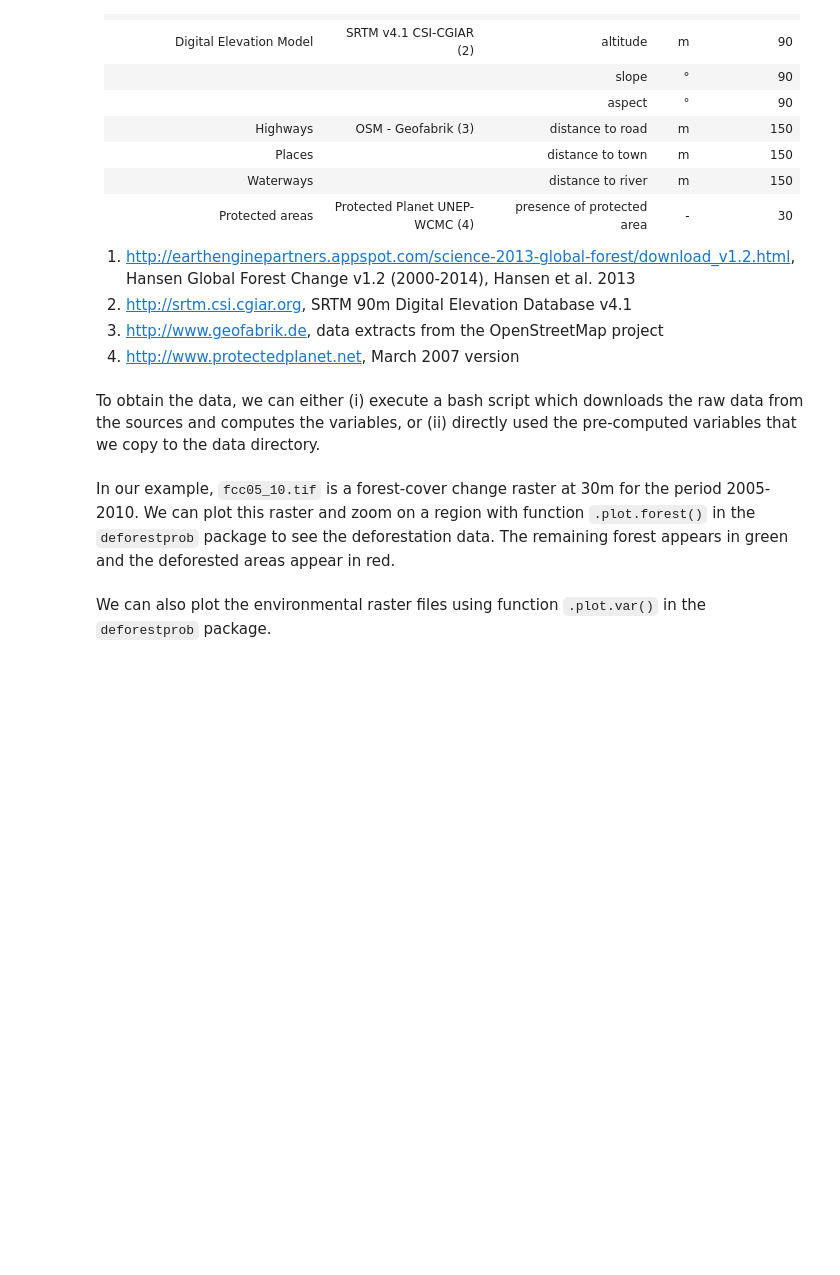
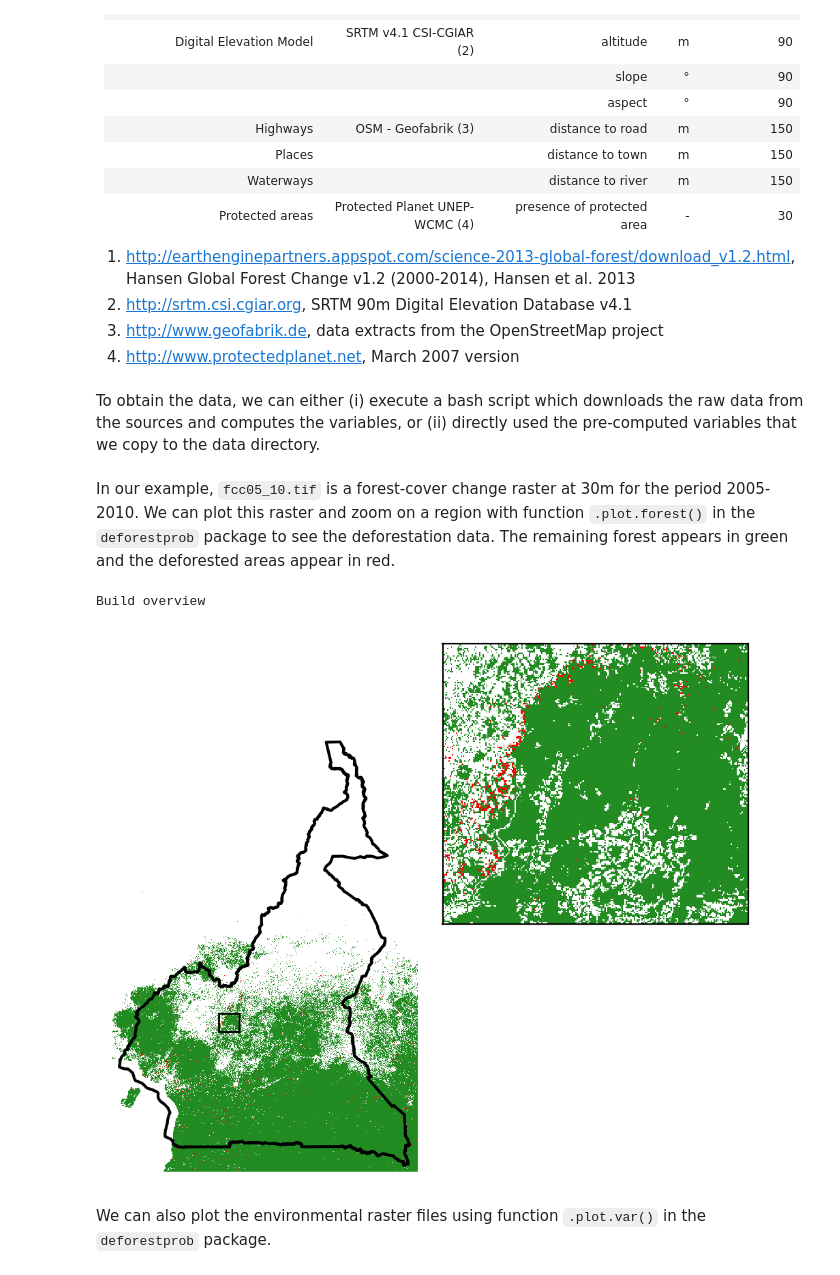
Before and after one commit to ghislainv/workshopReCaREDD, a Jupyter notebook: deforCameroon/notebook/notebook.ipynb, the cells around one changed output. Drawn from its saved outputs; the diff is of its cells as text; code cells hidden in the pictures; blank space fills up the shorter version.

```diff
--- a/deforCameroon/notebook/notebook.ipynb
+++ b/deforCameroon/notebook/notebook.ipynb
@@ -66,14 +87,17 @@ In our example, `fcc05_10.tif` is a forest-cover change raster at 30m for the pe
 # %%
 # ========================================================
 # Plot forest
 # ========================================================
-dfp.plot.forest(input_forest_raster="data/fcc05_10_region.tif",
+dfp.plot.forest(input_forest_raster="data/fcc05_10.tif",
                 output_file="output/forest.png",
                 borders="data/borders_UTM.shp",
                 col=(255, 0, 0, 255),  # rgba color for deforestation
                 figsize=(5,5),
                 dpi=200,
                 zoom=(730000,790000,585000,640000))  # xmin, xmax, ymin, ymax
+# %% [output]
+Build overview
+[figure, added]
 # %% [markdown]
 We can also plot the environmental raster files using function `.plot.var()` in the `deforestprob` package.
 # %%
```
Also changed, not shown: parts of 25 cells of this notebook, 2 other files.
